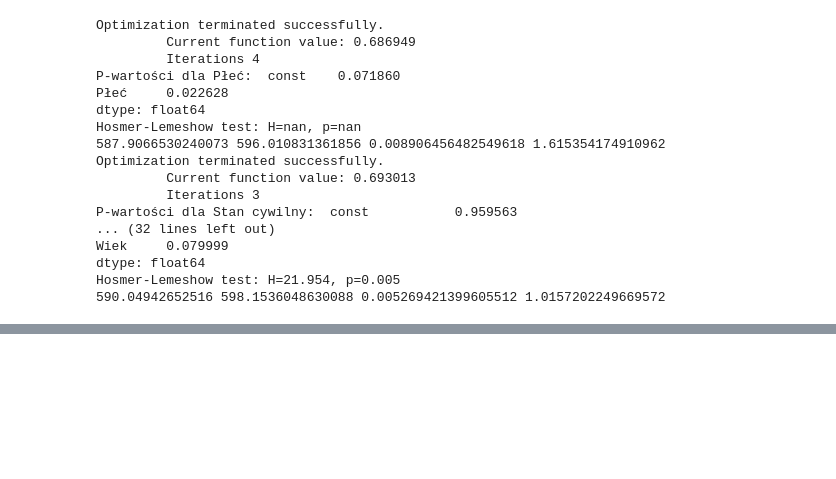
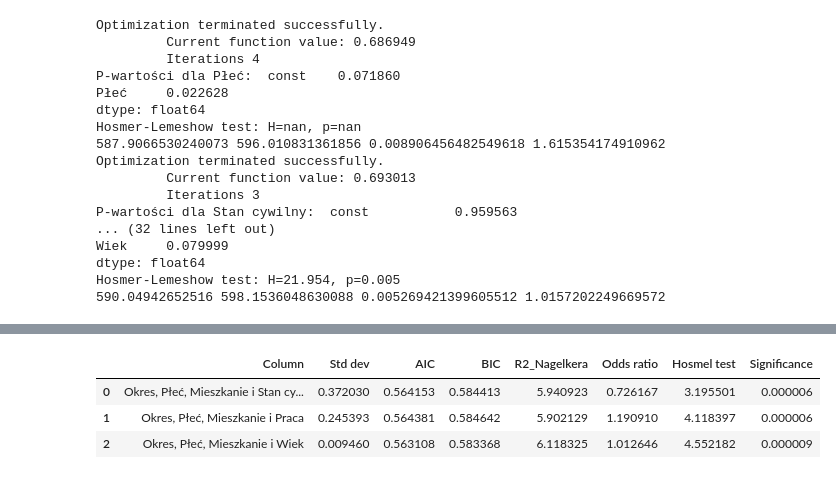
Before and after one commit to ad-po/ocena-kredytu, a Jupyter notebook: notebook.ipynb, the cells around one changed output, grey strips where cells are left out. Drawn from its saved outputs; the diff is of its cells as text; code cells hidden in the pictures; blank space fills up the shorter version.

```diff
--- a/notebook.ipynb
+++ b/notebook.ipynb
@@ -179,0 +404,7 @@ evaluation
+# %%
+evaluation
+# %% [output]
+|  | Column | Std dev | AIC | BIC | R2_Nagelkera | Odds ratio | Hosmel test | Significance |
+| 0 | Okres, Płeć, Mieszkanie i Stan cy... | 0.372030 | 0.564153 | 0.584413 | 5.940923 | 0.726167 | 3.195501 | 0.000006 |
+| 1 | Okres, Płeć, Mieszkanie i Praca | 0.245393 | 0.564381 | 0.584642 | 5.902129 | 1.190910 | 4.118397 | 0.000006 |
+| 2 | Okres, Płeć, Mieszkanie i Wiek | 0.009460 | 0.563108 | 0.583368 | 6.118325 | 1.012646 | 4.552182 | 0.000009 |
```
Also changed, not shown: parts of 7 cells of this notebook.
